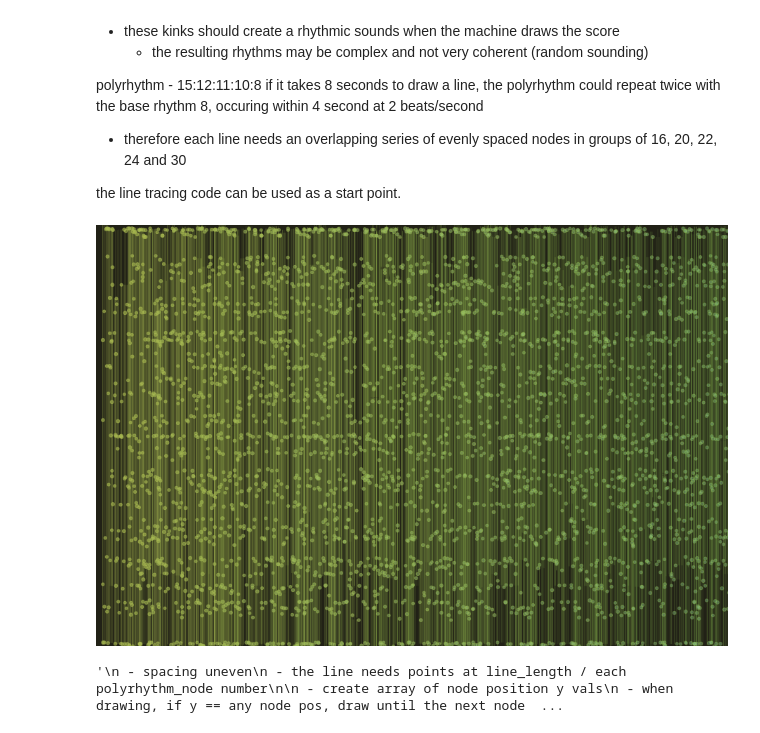
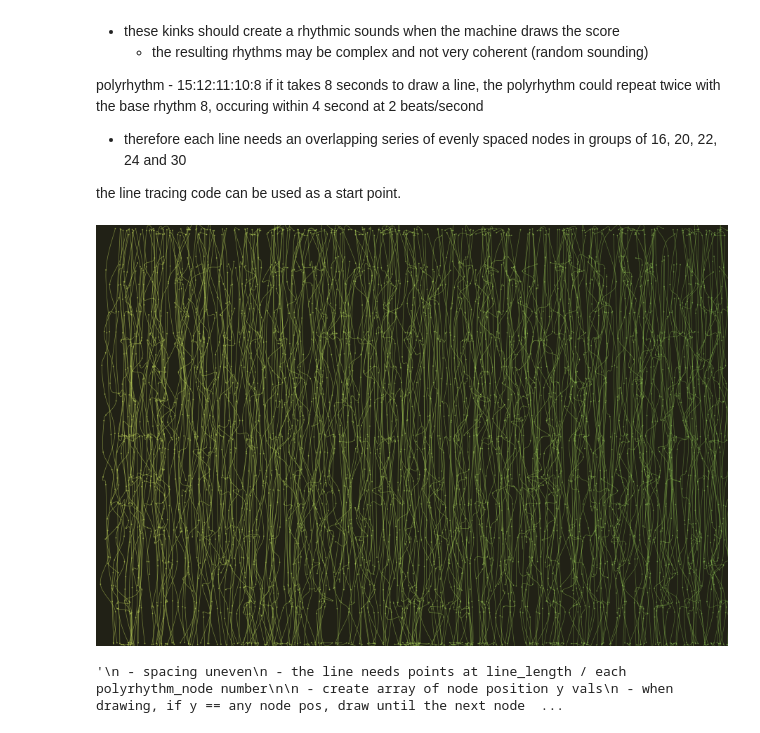
Before and after one commit to ybrow001/generative_graphic_score, a Jupyter notebook: graphic_score.ipynb, the cells around one changed output. Saved outputs shown, nothing was run; the diff lists cells and outputs as text; code cells hidden in the pictures.

Commit message:
code generates curved lines around polyrhythm nodes as intended - added images of stages and variations

```diff
--- a/graphic_score.ipynb
+++ b/graphic_score.ipynb
@@ -144,7 +144,8 @@ x, y = 0, 0
 
 def draw_line(x_random, sum_lin):
     # Draws a curve connecting a list points [[x1, y1], [x2, y2], ...]
-    stroke_weight(0.2)
+    stroke_weight(0.75)
+    no_fill() # stops lines being filled in as a shape
     begin_shape()
     for i in range(len(sum_lin)):
         curve_vertex(x + x_random[i], sum_lin[i] + y_offset)
@@ -205,11 +206,12 @@ def draw_circles():
         for i in range(len(summed_line[lin])):
             stroke(r_val, g_val, 80, alpha_val)
 
-            x_random.append(random.uniform(-2,9))
+            x_random.append(random.uniform(-5,19))
+            # generate randomised x vals, the same for each circle and equiv line bend and store in list
 
             stroke_weight(1)
             fill(r_val, g_val, b_val, alpha_val)
-            circle(x + x_random[i], summed_line[lin][i] + y_offset, random.uniform(4,5))
+            circle(x + x_random[i], summed_line[lin][i] + y_offset, 1)#random.uniform(4,5))
             r_val -= 0.1
             g_val += 0.02
             b_val += 0.2
@@ -217,6 +219,8 @@ def draw_circles():
             # print(r_val, g_val, b_val, alpha_val)
 
         draw_line(x_random, summed_line[lin])
+        # store all x values for a line to be called at once in the draw_line() loop per line
+
         # move to the right
         x += line_spacing
 
@@ -228,45 +232,45 @@ def draw_passes():
 
     x = x_init
 
-    while draw_pass <= 11: # higher than division of ~line_spacing to cause overlap
+    while draw_pass <= 13: # higher than division of ~line_spacing to cause overlap
         calc_lines()
 
         draw_circles()
 
         draw_pass += 1
-        x_offset += (line_spacing*1.104)/7 # adding some interesting displacement in overlap
+        x_offset += (line_spacing*1.104)/11 # adding some interesting displacement in overlap
         y_offset += random.uniform(-1, 3)
         x = x_init + x_offset
 
 
 draw_passes()
 
 show()
 
 '''
  - spacing uneven
  - the line needs points at line_length / each polyrhythm_node number
 
  - create array of node position y vals
  - when drawing, if y == any node pos, draw until the next node pos
   -  I want only nodes of the same cross-rhythm to connect - ones of others will be summed together after
  - in order to draw one line consisting of all these values:
   - calculate line values for each component rhythm of the polyrhythm
   - sum these values together to get the values for the final line
   - draw with totalled values
 
  - needed:
   - calculate_line function
   - line_calc list to store calculated lines
   - sum_line function
 
  - to draw multiple passes of lines:
   - use modulo to start from the beginning?
    - or use if: and an x_counter to say if x_counter >= width x = x_init_pos + x_offset
    - then continue to reuse function with x += line_spacing on top of the offset
   - offset x by a small amount for the next row of lines
   - do this until x_offset >= line_spacing
 '''
 # %% [output]
-[figure, old version]
+[figure, new version]
 '\n - spacing uneven\n - the line needs points at line_length / each polyrhythm_node number\n\n - create array of node position y vals\n - when drawing, if y == any node pos, draw until the next node  ...
```
Also changed, not shown: parts of 1 cell of this notebook, 4 other files.
